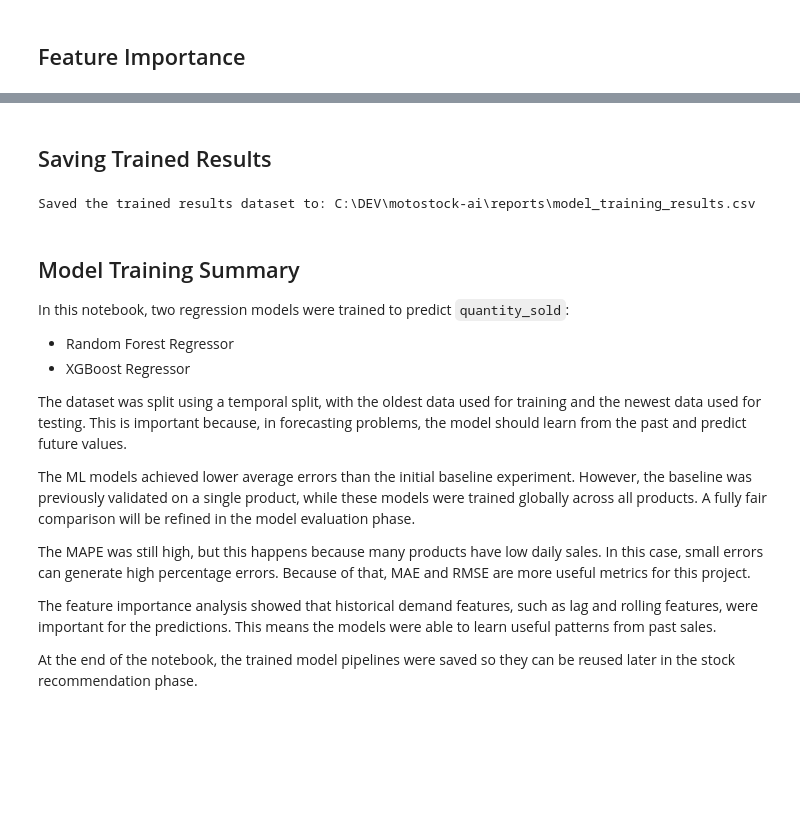
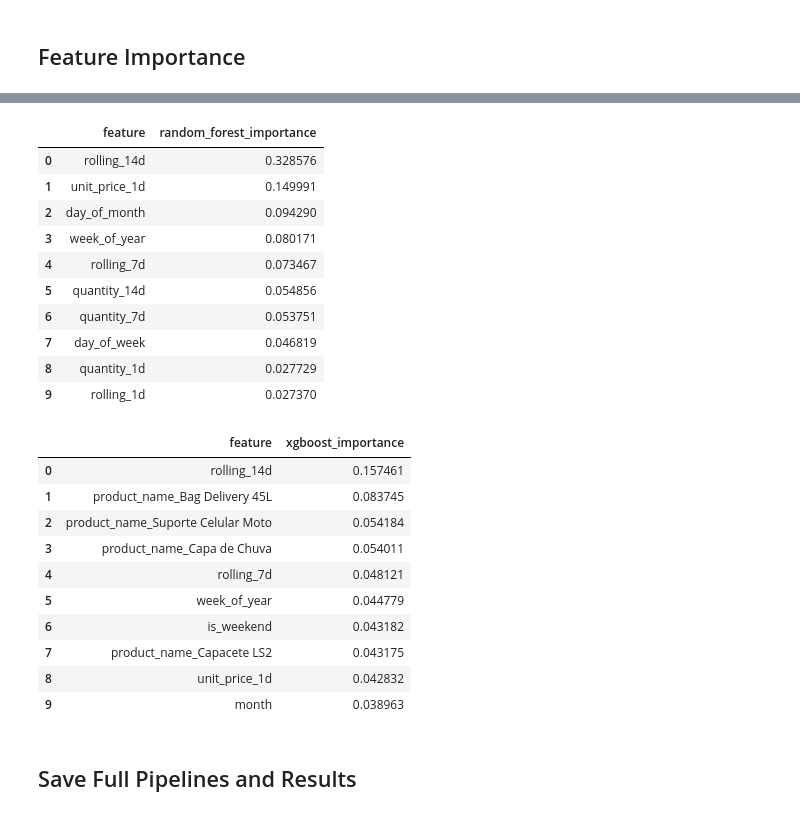
Before and after one commit to henriquecaeiro/motostock-ai, a Jupyter notebook: notebooks/05_model_training.ipynb, the cells around one changed output, grey strips where cells are left out. Saved outputs shown, nothing was run; the diff lists cells and outputs as text; code cells hidden in the pictures; blank space fills up the shorter version.

```diff
--- a/notebooks/05_model_training.ipynb
+++ b/notebooks/05_model_training.ipynb
@@ -257,0 +103,14 @@ plt.show()
+# %%
+rf_pipe = Pipeline([
+    ("preprocess", preprocess),
+    ("model", RandomForestRegressor(
+        n_estimators=400, max_depth=None, min_samples_leaf=2,
+        random_state=42, n_jobs=-1,
+    )),
+])
+rf_pipe.fit(X_train, y_train)
+y_pred_rf_raw = rf_pipe.predict(X_test)
+y_pred_rf = np.clip(y_pred_rf_raw, 0, None)
+rf_results = evaluate_forecast(y_test, y_pred_rf)
+print("Negative Random Forest predictions clipped:", int((y_pred_rf_raw < 0).sum()))
+pd.Series(rf_results).round(2)
@@ -297,26 +195,31 @@ XGBoost saved to: .../artifacts/models/xgboost_model.pkl
-# %% [markdown]
-## Saving Trained Results
-# %%
-trained_path = ROOT / "reports" / "model_training_results.csv"
-trained_path.parent.mkdir(parents=True, exist_ok=True)
-comparison_df.to_csv(trained_path, index=False, encoding="utf-8")
-print("Saved the trained results dataset to:", trained_path.resolve())
-# %% [output]
-Saved the trained results dataset to: C:\DEV\motostock-ai\reports\model_training_results.csv
-# %% [markdown]
-## Model Training Summary
-
-In this notebook, two regression models were trained to predict `quantity_sold`:
-
-* Random Forest Regressor
-* XGBoost Regressor
-
-The dataset was split using a temporal split, with the oldest data used for training and the newest data used for testing. This is important because, in forecasting problems, the model should learn from the past and predict future values.
-
-The ML models achieved lower average errors than the initial baseline experiment. However, the baseline was previously validated on a single product, while these models were trained globally across all products. A fully fair comparison will be refined in the model evaluation phase.
-
-The MAPE was still high, but this happens because many products have low daily sales. In this case, small errors can generate high percentage errors. Because of that, MAE and RMSE are more useful metrics for this project.
-
-The feature importance analysis showed that historical demand features, such as lag and rolling features, were important for the predictions. This means the models were able to learn useful patterns from past sales.
-
-At the end of the notebook, the trained model pipelines were saved so they can be reused later in the stock recommendation phase.
+# %%
+rf_importance = get_feature_importance(rf_pipe)
+xgb_importance = get_feature_importance(xgb_pipe)
+
+display(rf_importance.head(10).rename(columns={"importance": "random_forest_importance"}))
+display(xgb_importance.head(10).rename(columns={"importance": "xgboost_importance"}))
+# %% [output]
+|  | feature | random_forest_importance |
+| 0 | rolling_14d | 0.328576 |
+| 1 | unit_price_1d | 0.149991 |
+| 2 | day_of_month | 0.094290 |
+| 3 | week_of_year | 0.080171 |
+| 4 | rolling_7d | 0.073467 |
+| 5 | quantity_14d | 0.054856 |
+| 6 | quantity_7d | 0.053751 |
+| 7 | day_of_week | 0.046819 |
+| 8 | quantity_1d | 0.027729 |
+| 9 | rolling_1d | 0.027370 |
+|  | feature | xgboost_importance |
+| 0 | rolling_14d | 0.157461 |
+| 1 | product_name_Bag Delivery 45L | 0.083745 |
+| 2 | product_name_Suporte Celular Moto | 0.054184 |
+| 3 | product_name_Capa de Chuva | 0.054011 |
+| 4 | rolling_7d | 0.048121 |
+| 5 | week_of_year | 0.044779 |
+| 6 | is_weekend | 0.043182 |
+| 7 | product_name_Capacete LS2 | 0.043175 |
+| 8 | unit_price_1d | 0.042832 |
+| 9 | month | 0.038963 |
+# %% [markdown]
+## Save Full Pipelines and Results
```
Also changed, not shown: parts of 41 cells of this notebook, 20 other files.
